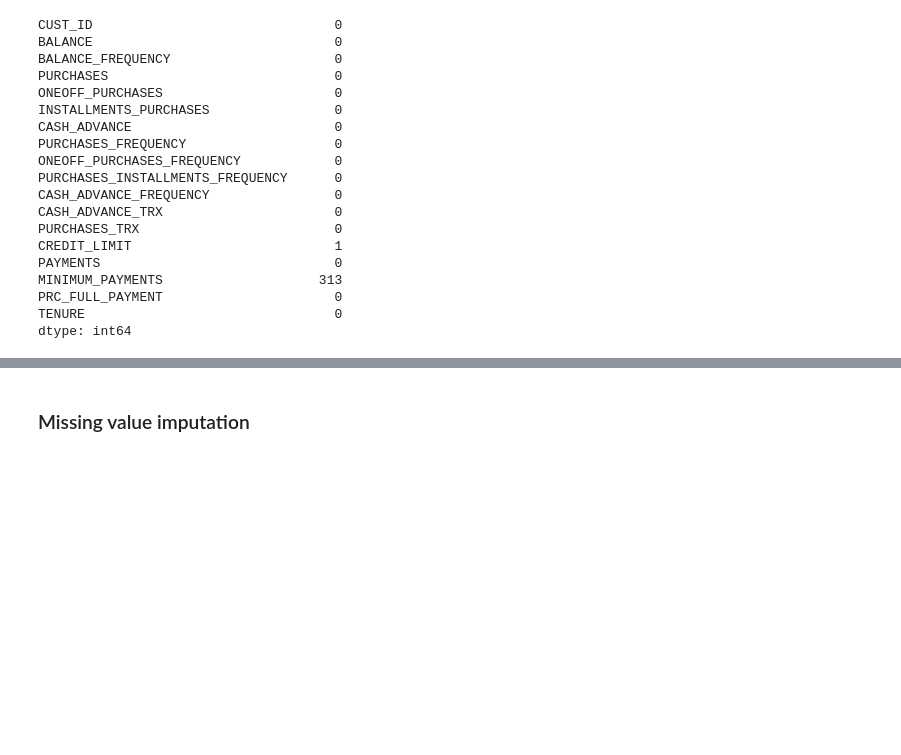
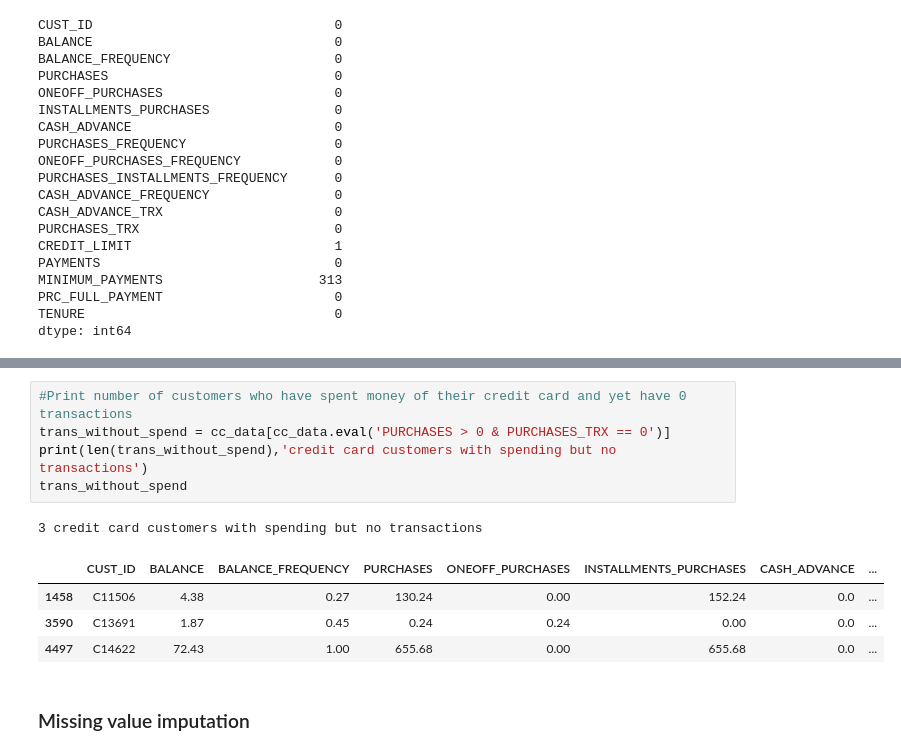
Before and after one commit to xwu0223/MBAN-6400-Project, a Jupyter notebook: MBAN6400_Project_A.ipynb, the cells around one changed output, grey strips where cells are left out. Saved outputs shown, nothing was run; the diff lists cells and outputs as text; blank space fills up the shorter version.

```diff
--- a/MBAN6400_Project_A.ipynb
+++ b/MBAN6400_Project_A.ipynb
@@ -63,3 +80,14 @@ dtype: int64
+# %%
+#Print number of customers who have spent money of their credit card and yet have 0 transactions
+trans_without_spend = cc_data[cc_data.eval('PURCHASES > 0 & PURCHASES_TRX == 0')]
+print(len(trans_without_spend),'credit card customers with spending but no transactions')
+trans_without_spend
+# %% [output]
+3 credit card customers with spending but no transactions
+|  | CUST_ID | BALANCE | BALANCE_FREQUENCY | PURCHASES | ONEOFF_PURCHASES | INSTALLMENTS_PURCHASES | CASH_ADVANCE | ... |
+| 1458 | C11506 | 4.38 | 0.27 | 130.24 | 0.00 | 152.24 | 0.0 | ... |
+| 3590 | C13691 | 1.87 | 0.45 | 0.24 | 0.24 | 0.00 | 0.0 | ... |
+| 4497 | C14622 | 72.43 | 1.00 | 655.68 | 0.00 | 655.68 | 0.0 | ... |
 # %% [markdown]
 ### Missing value imputation
 # %%
```
Also changed, not shown: parts of 3 cells of this notebook.
